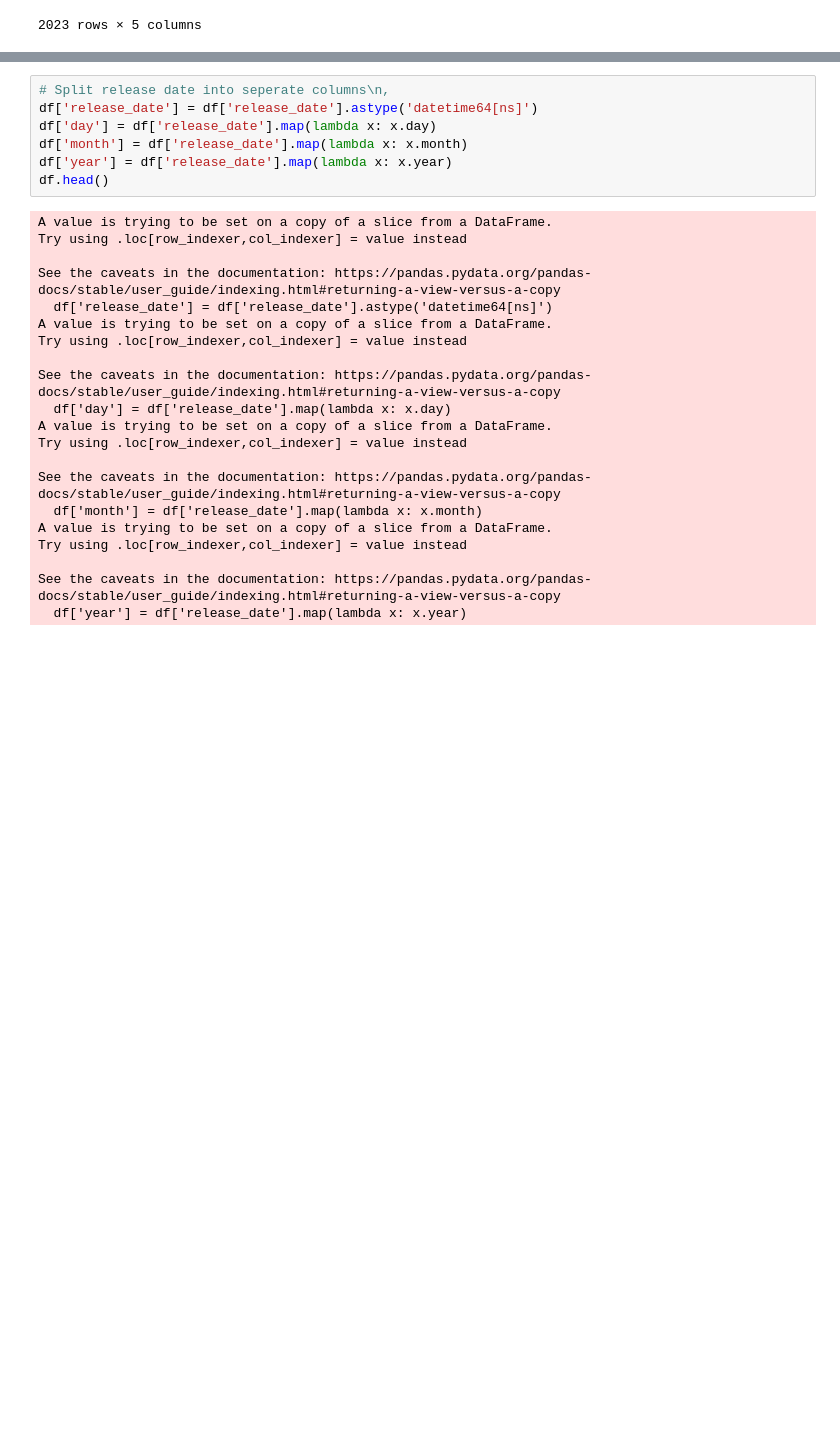
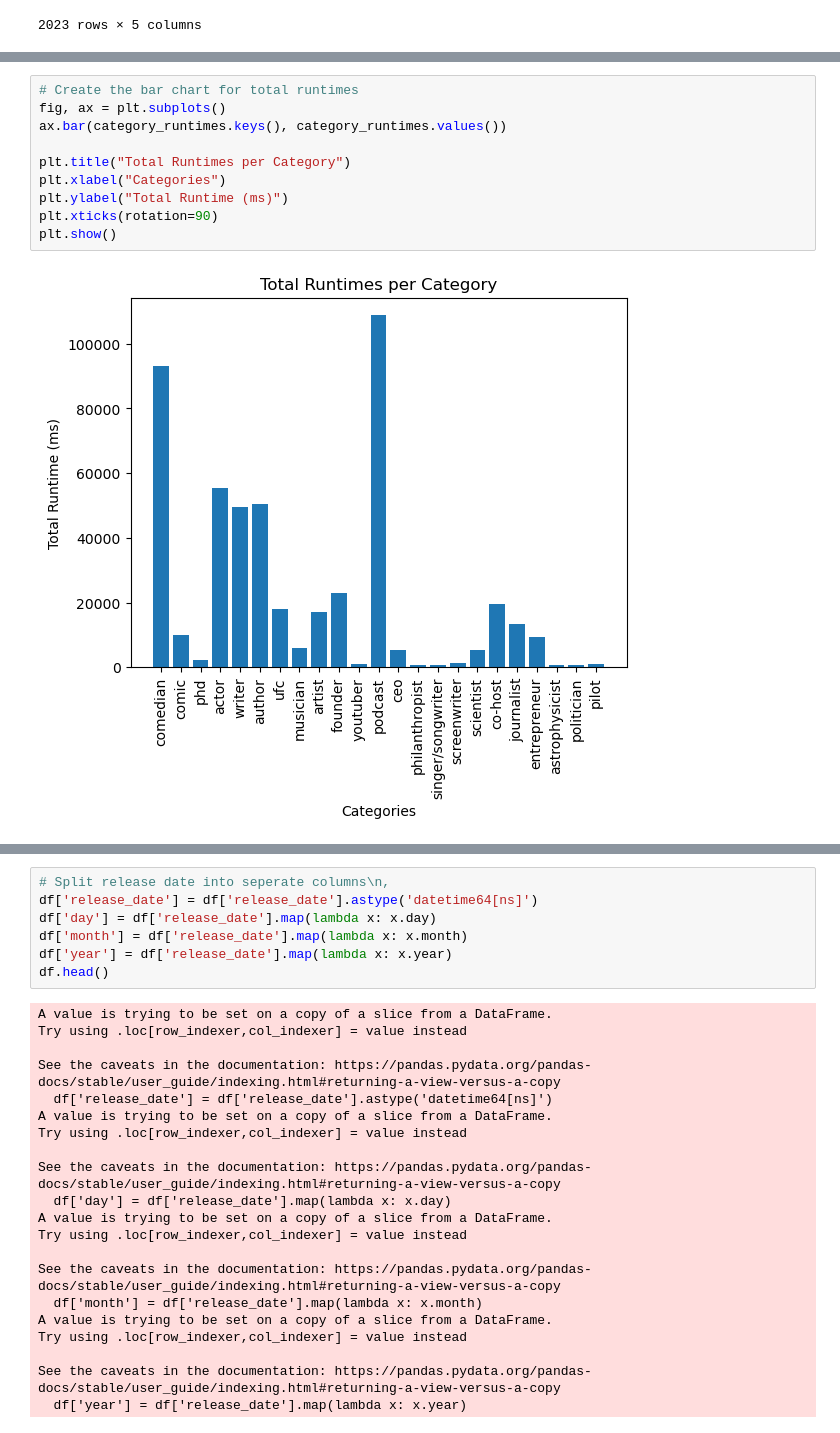
Before and after one commit to mattg213/JRE-analysis, a Jupyter notebook: data.ipynb, the cells around one changed output, grey strips where cells are left out. Cells and saved outputs as stored; diff of their text form; blank space fills up the shorter version.

```diff
--- a/data.ipynb
+++ b/data.ipynb
@@ -157,0 +263,12 @@ df.dropna()
+# %%
+# Create the bar chart for total runtimes
+fig, ax = plt.subplots()
+ax.bar(category_runtimes.keys(), category_runtimes.values())
+
+plt.title("Total Runtimes per Category")
+plt.xlabel("Categories")
+plt.ylabel("Total Runtime (ms)")
+plt.xticks(rotation=90)
+plt.show()
+# %% [output]
+[figure, added]
```
Also changed, not shown: parts of 14 cells of this notebook.
